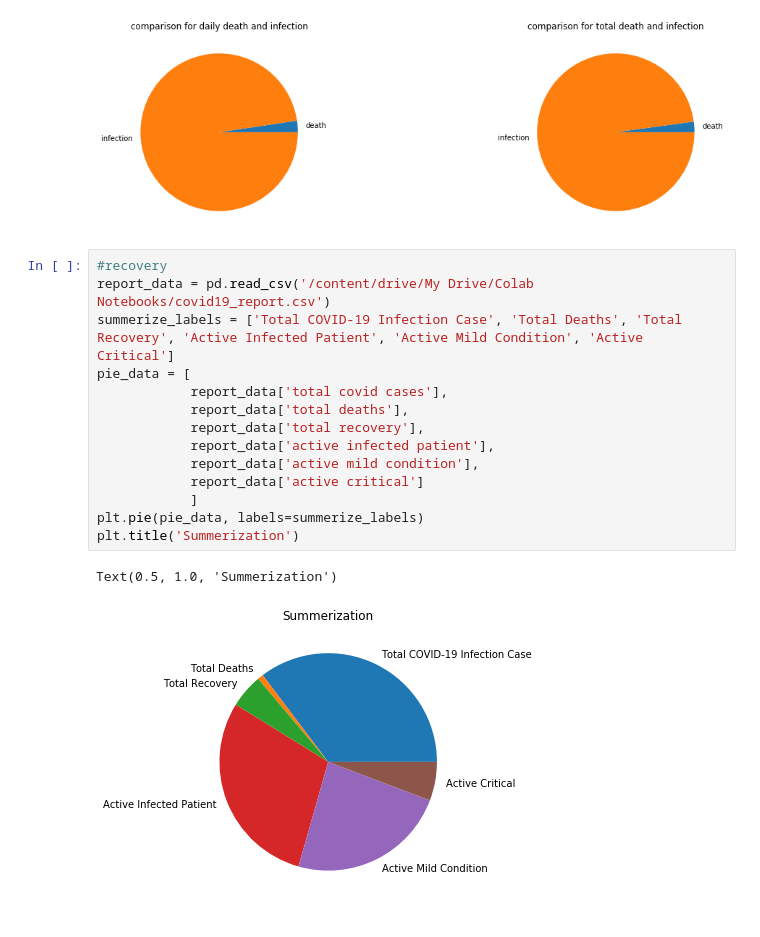
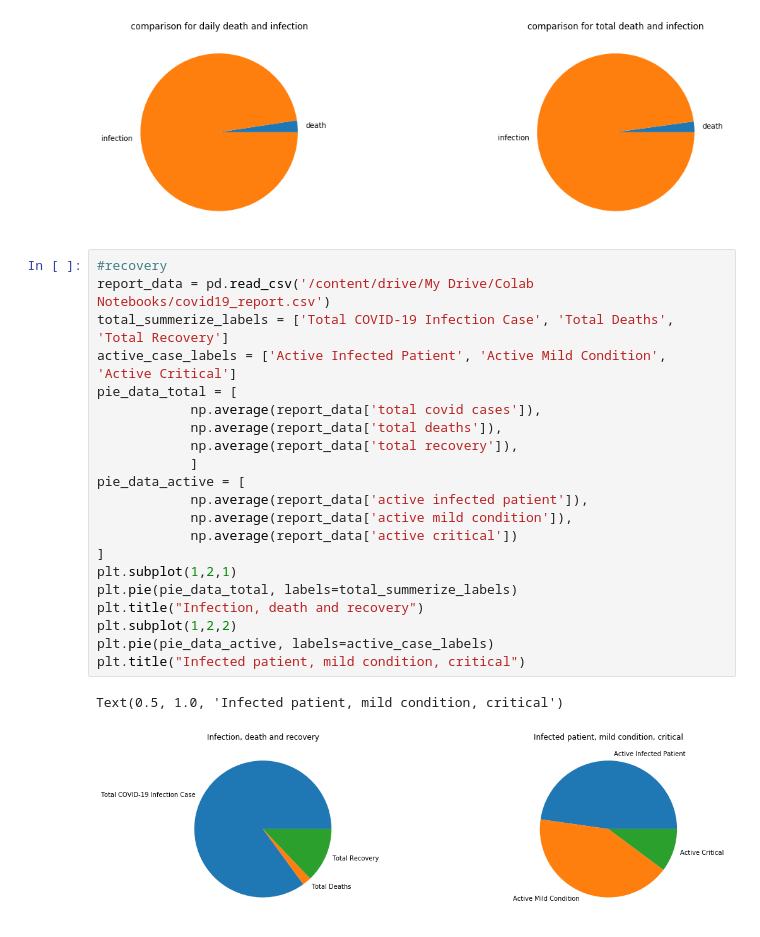
Before and after one commit to saitzaw/covid-dash, a Jupyter notebook: COVID_19.ipynb, the cells around one changed output. Drawn from its saved outputs; the diff is of its cells as text.

```diff
--- a/COVID_19.ipynb
+++ b/COVID_19.ipynb
@@ -218,17 +218,24 @@ Text(0.5, 1.0, 'comparison for total death and infection')
 # %%
 #recovery
 report_data = pd.read_csv('/content/drive/My Drive/Colab Notebooks/covid19_report.csv')
-summerize_labels = ['Total COVID-19 Infection Case', 'Total Deaths', 'Total Recovery', 'Active Infected Patient', 'Active Mild Condition', 'Active Critical']
-pie_data = [
-            report_data['total covid cases'],
-            report_data['total deaths'],
-            report_data['total recovery'],
-            report_data['active infected patient'],
-            report_data['active mild condition'],
-            report_data['active critical']
+total_summerize_labels = ['Total COVID-19 Infection Case', 'Total Deaths', 'Total Recovery']
+active_case_labels = ['Active Infected Patient', 'Active Mild Condition', 'Active Critical']
+pie_data_total = [
+            np.average(report_data['total covid cases']),
+            np.average(report_data['total deaths']),
+            np.average(report_data['total recovery']),
             ]
-plt.pie(pie_data, labels=summerize_labels)
-plt.title('Summerization')
+pie_data_active = [
+            np.average(report_data['active infected patient']),
+            np.average(report_data['active mild condition']),
+            np.average(report_data['active critical'])
+]
+plt.subplot(1,2,1)
+plt.pie(pie_data_total, labels=total_summerize_labels)
+plt.title("Infection, death and recovery")
+plt.subplot(1,2,2)
+plt.pie(pie_data_active, labels=active_case_labels)
+plt.title("Infected patient, mild condition, critical")
 # %% [output]
-Text(0.5, 1.0, 'Summerization')
+Text(0.5, 1.0, 'Infected patient, mild condition, critical')
-[figure, old version]
+[figure, new version]
```
Also changed, not shown: parts of 14 cells of this notebook.
